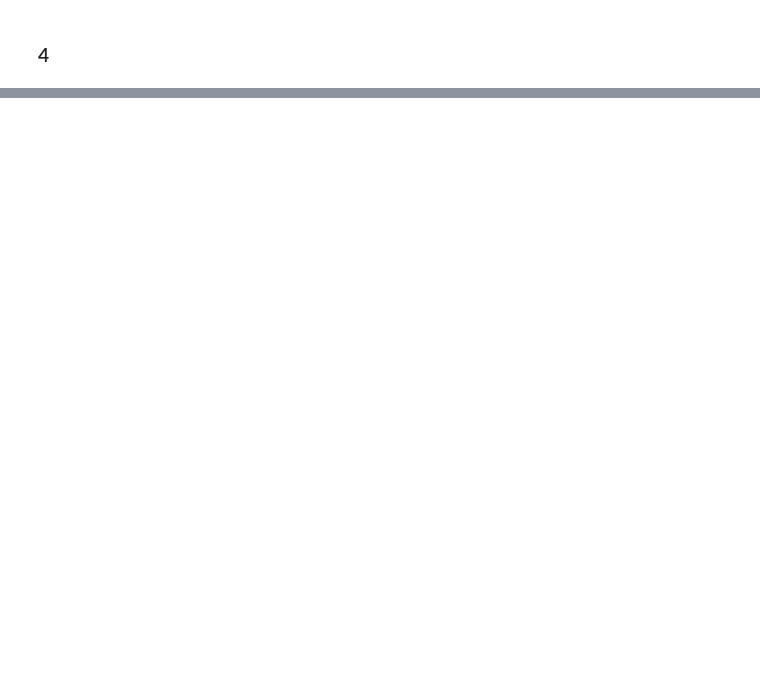
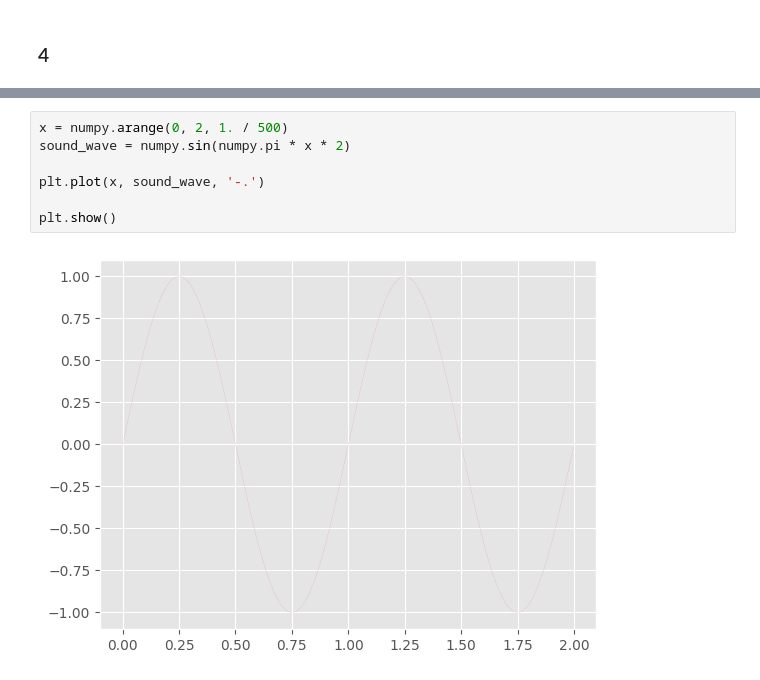
Before and after one commit to SM2A/Machine_Learning_Course_Project, a Jupyter notebook: HW-0/Report.ipynb, the cells around one changed output, grey strips where cells are left out. Saved outputs shown, nothing was run; the diff lists cells and outputs as text; blank space fills up the shorter version.

```diff
--- a/HW-0/Report.ipynb
+++ b/HW-0/Report.ipynb
@@ -584,0 +587,9 @@ plt.show()
+# %%
+x = numpy.arange(0, 2, 1. / 500)
+sound_wave = numpy.sin(numpy.pi * x * 2)
+
+plt.plot(x, sound_wave, '-.')
+
+plt.show()
+# %% [output]
+[figure, added]
```
Also changed, not shown: parts of 28 cells of this notebook.
